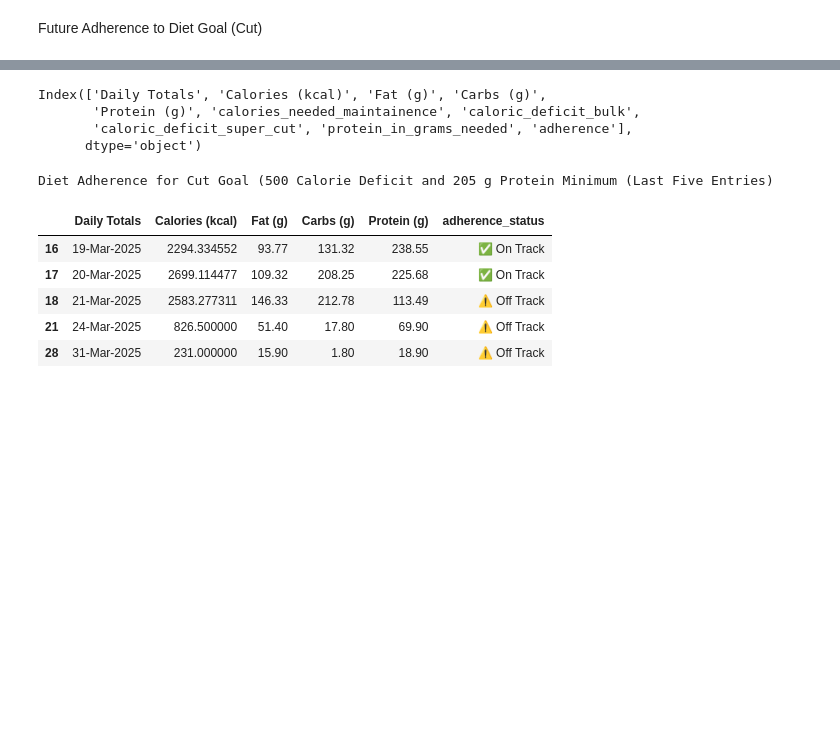
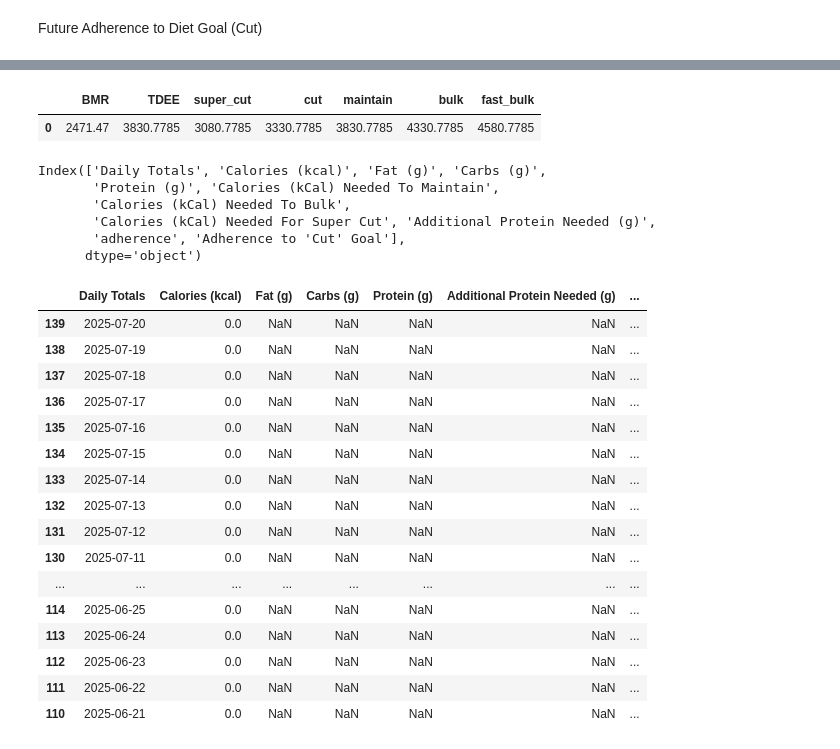
Before and after one commit to vtrackstar/Google-DA-Projects, a Jupyter notebook: marvel-health-and-wellness-predictive-modeling.ipynb, the cells around one changed output, grey strips where cells are left out. Cells and saved outputs as stored; diff of their text form; code cells hidden in the pictures; blank space fills up the shorter version.

```diff
--- a/marvel-health-and-wellness-predictive-modeling.ipynb
+++ b/marvel-health-and-wellness-predictive-modeling.ipynb
@@ -185,23 +197,59 @@ Model Accuracy: 0.8
-# %%
-dfb.columns
-# %% [output]
-Index(['Daily Totals', 'Calories (kcal)', 'Fat (g)', 'Carbs (g)',
-       'Protein (g)', 'calories_needed_maintainence', 'caloric_deficit_bulk',
-       'caloric_deficit_super_cut', 'protein_in_grams_needed', 'adherence'],
-      dtype='object')
-# %%
-dfca = dfb[['Daily Totals', 'Calories (kcal)', 'Fat (g)', 'Carbs (g)', 'Protein (g)']]
-dfc = dfca.copy()
-dfc['adherence_prediction'] = model.predict(dfc[['Calories (kcal)', 'Fat (g)', 'Carbs (g)', 'Protein (g)']])
-dfc['adherence_status'] = dfc['adherence_prediction'].map({1: '✅ On Track', 0: '⚠️ Off Track'})
-print("Diet Adherence for Cut Goal (500 Calorie Deficit and 205 g Protein Minimum (Last Five Entries)")
-dfc[['Daily Totals', 'Calories (kcal)', 'Fat (g)', 'Carbs (g)', 'Protein (g)', 'adherence_status']].tail()
-# %% [output]
-Diet Adherence for Cut Goal (500 Calorie Deficit and 205 g Protein Minimum (Last Five Entries)
-|  | Daily Totals | Calories (kcal) | Fat (g) | Carbs (g) | Protein (g) | adherence_status |
-| 16 | 19-Mar-2025 | 2294.334552 | 93.77 | 131.32 | 238.55 | ✅ On Track |
-| 17 | 20-Mar-2025 | 2699.114477 | 109.32 | 208.25 | 225.68 | ✅ On Track |
-| 18 | 21-Mar-2025 | 2583.277311 | 146.33 | 212.78 | 113.49 | ⚠️ Off Track |
-| 21 | 24-Mar-2025 | 826.500000 | 51.40 | 17.80 | 69.90 | ⚠️ Off Track |
-| 28 | 31-Mar-2025 | 231.000000 | 15.90 | 1.80 | 18.90 | ⚠️ Off Track |
+# %%
+n1df = tdee_df.copy()
+n1df
+# %% [output]
+|  | BMR | TDEE | super_cut | cut | maintain | bulk | fast_bulk |
+| 0 | 2471.47 | 3830.7785 | 3080.7785 | 3330.7785 | 3830.7785 | 4330.7785 | 4580.7785 |
+# %%
+newdf = dfa.copy()
+newdf = newdf.rename(columns={
+    'calories_needed_maintainence': 'Calories (kCal) Needed To Maintain',
+    'calories_needed_bulk': 'Calories (kCal) Needed To Bulk',
+    'calories_needed_super_cut': 'Calories (kCal) Needed For Super Cut',
+    'protein_in_grams_needed': 'Additional Protein Needed (g)'
+})
+newdf["Adherence to 'Cut' Goal"] = newdf['adherence'].map({1: 'On Track', 0: 'Off Track'})
+print(newdf.columns)
+# %% [output]
+Index(['Daily Totals', 'Calories (kcal)', 'Fat (g)', 'Carbs (g)',
+       'Protein (g)', 'Calories (kCal) Needed To Maintain',
+       'Calories (kCal) Needed To Bulk',
+       'Calories (kCal) Needed For Super Cut', 'Additional Protein Needed (g)',
+       'adherence', 'Adherence to 'Cut' Goal'],
+      dtype='object')
+# %%
+recent_30 = newdf.sort_values('Daily Totals', ascending=False)
+recent_30 = recent_30.sort_values('Daily Totals')
+
+# Get today's date without time and filter to only keep on or before the date the report is ran
+today = pd.Timestamp.today().normalize()
+
+# Filter to keep only dates on or before today
+recent30 = recent_30[recent_30['Daily Totals'] <= today]
+
+n2df1 = recent30[['Daily Totals', 'Calories (kcal)', 'Fat (g)', 'Carbs (g)',
+       'Protein (g)', 'Additional Protein Needed (g)',
+       "Adherence to 'Cut' Goal"]].copy()
+n2df = n2df1.sort_values('Daily Totals', ascending=False).head(30)
+n2df
+
+# Warning below can be ignored as that is caused by NaN values
+# %% [output]
+|  | Daily Totals | Calories (kcal) | Fat (g) | Carbs (g) | Protein (g) | Additional Protein Needed (g) | ... |
+| 139 | 2025-07-20 | 0.0 | NaN | NaN | NaN | NaN | ... |
+| 138 | 2025-07-19 | 0.0 | NaN | NaN | NaN | NaN | ... |
+| 137 | 2025-07-18 | 0.0 | NaN | NaN | NaN | NaN | ... |
+| 136 | 2025-07-17 | 0.0 | NaN | NaN | NaN | NaN | ... |
+| 135 | 2025-07-16 | 0.0 | NaN | NaN | NaN | NaN | ... |
+| 134 | 2025-07-15 | 0.0 | NaN | NaN | NaN | NaN | ... |
+| 133 | 2025-07-14 | 0.0 | NaN | NaN | NaN | NaN | ... |
+| 132 | 2025-07-13 | 0.0 | NaN | NaN | NaN | NaN | ... |
+| 131 | 2025-07-12 | 0.0 | NaN | NaN | NaN | NaN | ... |
+| 130 | 2025-07-11 | 0.0 | NaN | NaN | NaN | NaN | ... |
+| ... | ... | ... | ... | ... | ... | ... | ... |
+| 114 | 2025-06-25 | 0.0 | NaN | NaN | NaN | NaN | ... |
+| 113 | 2025-06-24 | 0.0 | NaN | NaN | NaN | NaN | ... |
+| 112 | 2025-06-23 | 0.0 | NaN | NaN | NaN | NaN | ... |
+| 111 | 2025-06-22 | 0.0 | NaN | NaN | NaN | NaN | ... |
+| 110 | 2025-06-21 | 0.0 | NaN | NaN | NaN | NaN | ... |
 # %%
```
Also changed, not shown: parts of 14 cells of this notebook.
